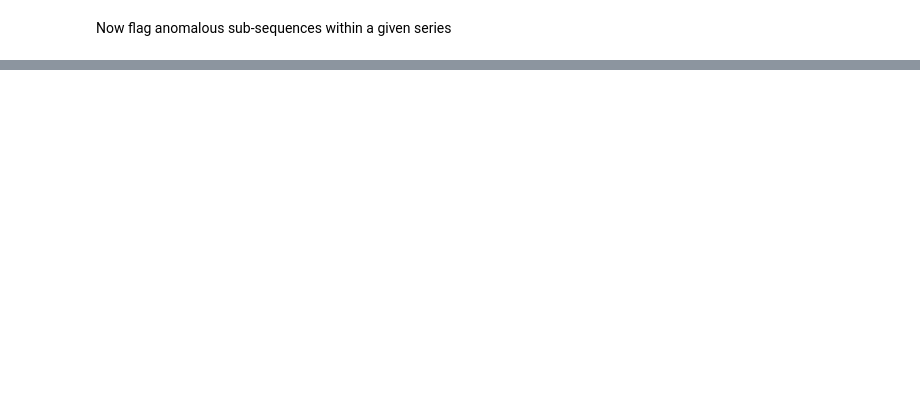
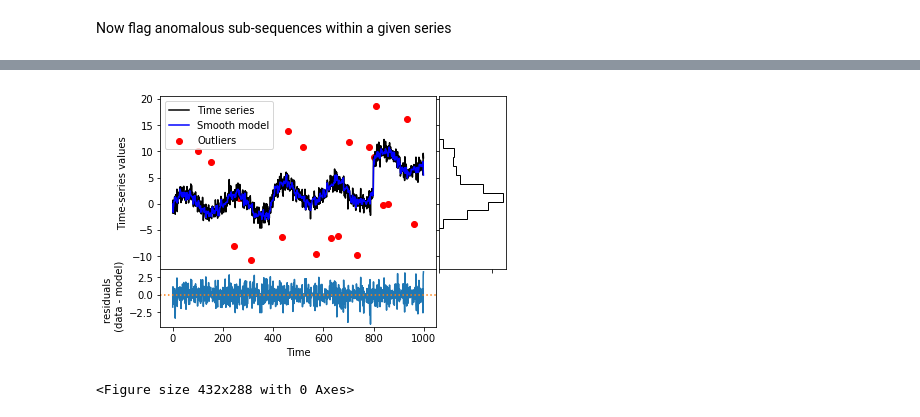
Before and after one commit to drds1/projects, a Jupyter notebook: outlier_detection/demo_outlier.ipynb, the cells around one changed output, grey strips where cells are left out. Cells and saved outputs as stored; diff of their text form; code cells hidden in the pictures; blank space fills up the shorter version.

```diff
--- a/outlier_detection/demo_outlier.ipynb
+++ b/outlier_detection/demo_outlier.ipynb
@@ -54,2 +60,18 @@ fname='global median',filter_size = 5,max_iteration=10,diagnostic_figure='show')
+# %%
+#make the fake data
+period = 200.0
+amplitude = 2
+t_ref = 400
+amp_poly = 2
+data_y = np.random.randn(n_true)*sd_true +  amplitude*np.sin(2*np.pi/period*np.arange(n_true)) + amp_poly*(np.arange(n_true)/t_ref)**2
+id_test = np.random.choice(np.arange(n_true), size=n_outlier, replace=False)
+
+idneg = np.random.choice(np.arange(n_outlier), size=n_outlier/2, replace=False)
+mirror = np.ones(n_outlier)
+mirror[idneg] = -1.
+data_y[id_test] = amplitude*np.sin(2*np.pi/period*id_test) + amp_poly*(id_test/t_ref)**2 + mean_outlier*mirror
 # %%
-id_out = orej.outlier_modsc(data_y,sd_check=5,fname='running median',runtype='series',filter_size = 5,max_iteration=10,diagnostic_figure=''):
+id_out = orej.outlier_smooth(data_y,sd_check=5,fname='running median',runtype='series',filter_size = 5,max_iteration=10,diagnostic_figure='show')
+# %% [output]
+[figure, added]
+<Figure size 432x288 with 0 Axes>
```
Also changed, not shown: parts of 7 cells of this notebook, 6 other files.
